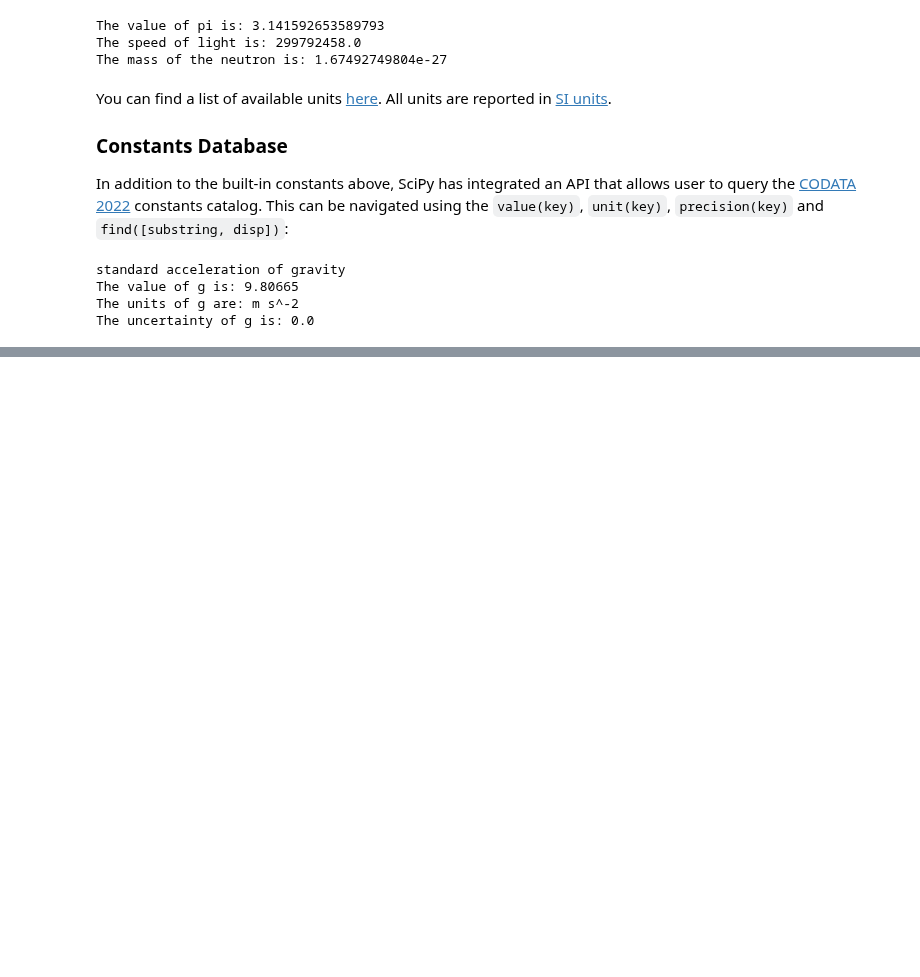
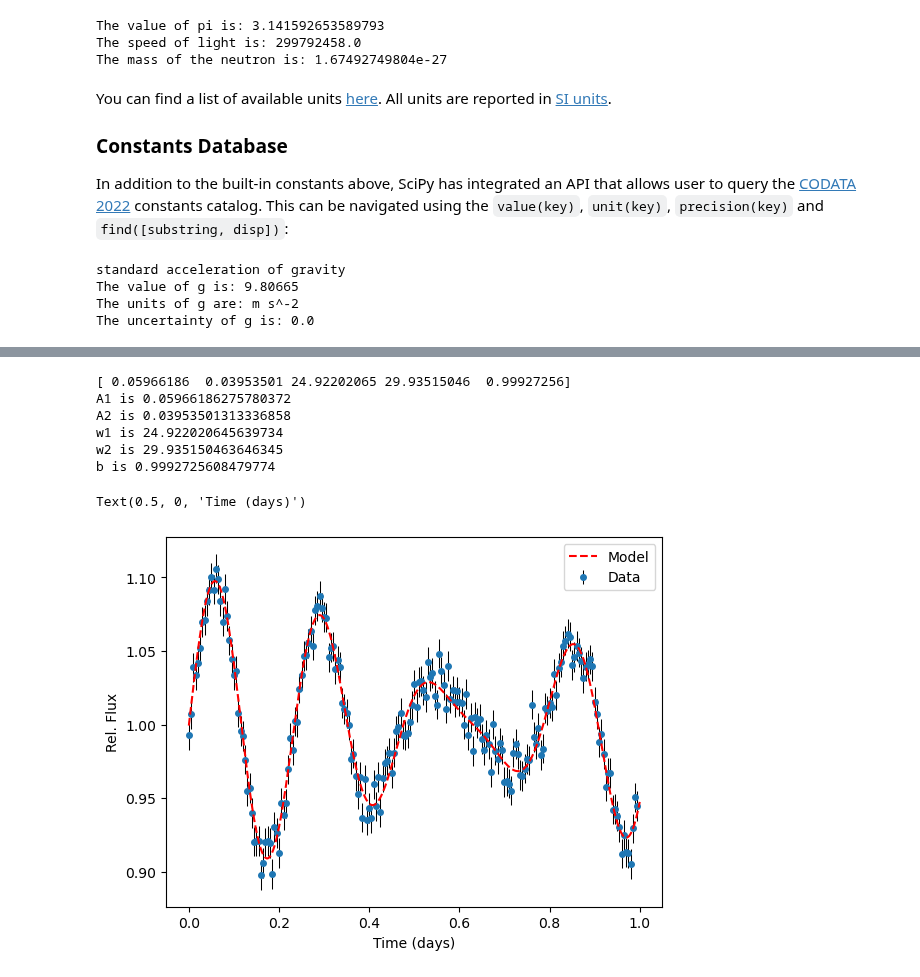
Before and after one commit to AstroMusers/ExoCore, a Jupyter notebook: ExoCore/Curriculum/Data_Structures/Scipy.ipynb, the cells around one changed output, grey strips where cells are left out. Cells and saved outputs as stored; diff of their text form; code cells hidden in the pictures; blank space fills up the shorter version.

```diff
--- a/ExoCore/Curriculum/Data_Structures/Scipy.ipynb
+++ b/ExoCore/Curriculum/Data_Structures/Scipy.ipynb
@@ -80,0 +121,30 @@ The uncertainty of g is: 0.0
+# %%
+## Create the model to fit
+def double_sine(t, a1, a2, w1, w2, b):
+    return a1*np.sin(w1*t) + a2*np.sin(w2*t) + b
+
+## To call curve fit, pass the function above along with your data
+popt, pcov = opt.curve_fit(double_sine, time, flux, p0=[0.03, 0.02, 30, 30, 1], absolute_sigma=flux_err, maxfev=10000)
+
+print(popt)
+## Extract the fitted parameters
+print('A1 is ' + str(popt[0]))
+print('A2 is ' + str(popt[1]))
+print('w1 is ' + str(popt[2]))
+print('w2 is ' + str(popt[3]))
+print('b is ' + str(popt[4]))
+x = np.linspace(0,1, num=1000)
+plt.errorbar(time, flux, yerr=flux_err, ecolor='black', elinewidth=0.75, marker='o', linestyle='', markersize=4, zorder=-11, label='Data')
+plt.plot(x, double_sine(x, popt[0], popt[1], popt[2], popt[3], popt[4]), linestyle='--', color='red', label='Model')
+plt.legend()
+plt.ylabel('Rel. Flux')
+plt.xlabel('Time (days)')
+# %% [output]
+[ 0.05966186  0.03953501 24.92202065 29.93515046  0.99927256]
+A1 is 0.05966186275780372
+A2 is 0.03953501313336858
+w1 is 24.922020645639734
+w2 is 29.935150463646345
+b is 0.9992725608479774
+Text(0.5, 0, 'Time (days)')
+[figure, added]
```
Also changed, not shown: parts of 6 cells of this notebook, 1 other file.
